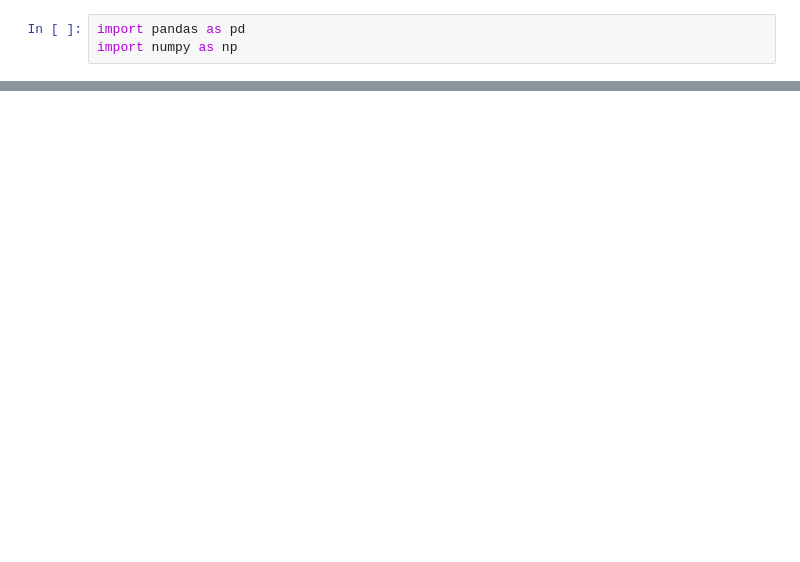
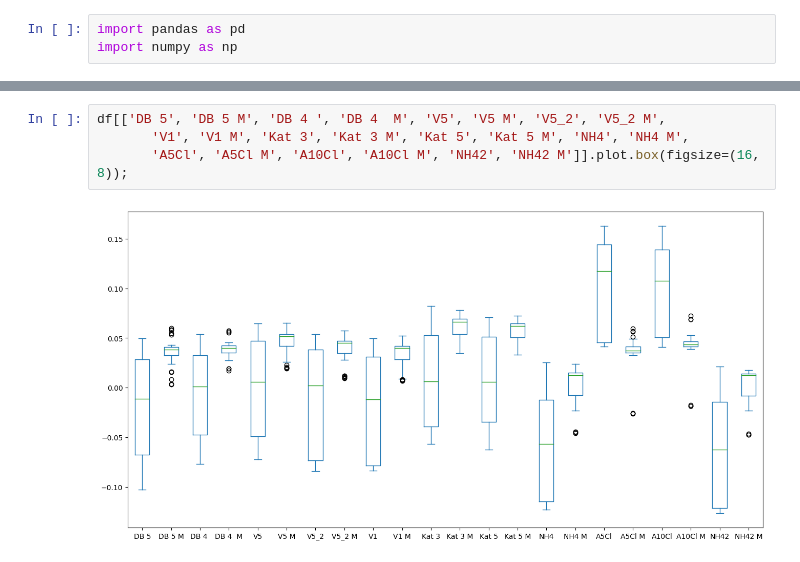
Before and after one commit to wiemila/ML-courses, a Jupyter notebook: Cutoff_syringes.ipynb, the cells around one changed output, grey strips where cells are left out. Cells and saved outputs as stored; diff of their text form; blank space fills up the shorter version.

```diff
--- a/Cutoff_syringes.ipynb
+++ b/Cutoff_syringes.ipynb
@@ -38 +40,7 @@ Index(['DB 5', 'DB 4 ', 'V5', 'V5_2', 'V1', 'Kat 3', 'Kat 5', 'NH4', 'A5Cl',
       dtype='object')
+# %%
+df[['DB 5', 'DB 5 M', 'DB 4 ', 'DB 4  M', 'V5', 'V5 M', 'V5_2', 'V5_2 M',
+       'V1', 'V1 M', 'Kat 3', 'Kat 3 M', 'Kat 5', 'Kat 5 M', 'NH4', 'NH4 M',
+       'A5Cl', 'A5Cl M', 'A10Cl', 'A10Cl M', 'NH42', 'NH42 M']].plot.box(figsize=(16, 8));
+# %% [output]
+[figure, added]
```
Also changed, not shown: parts of 8 cells of this notebook.
